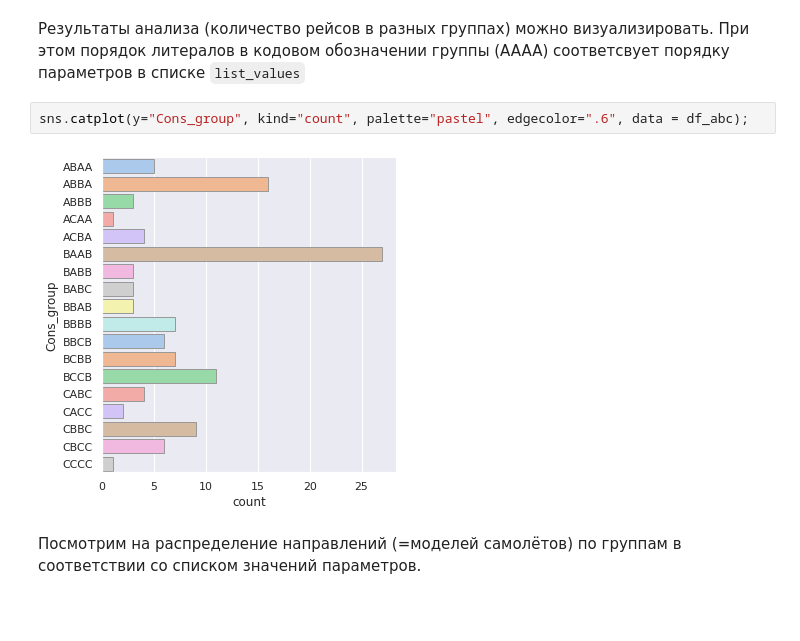
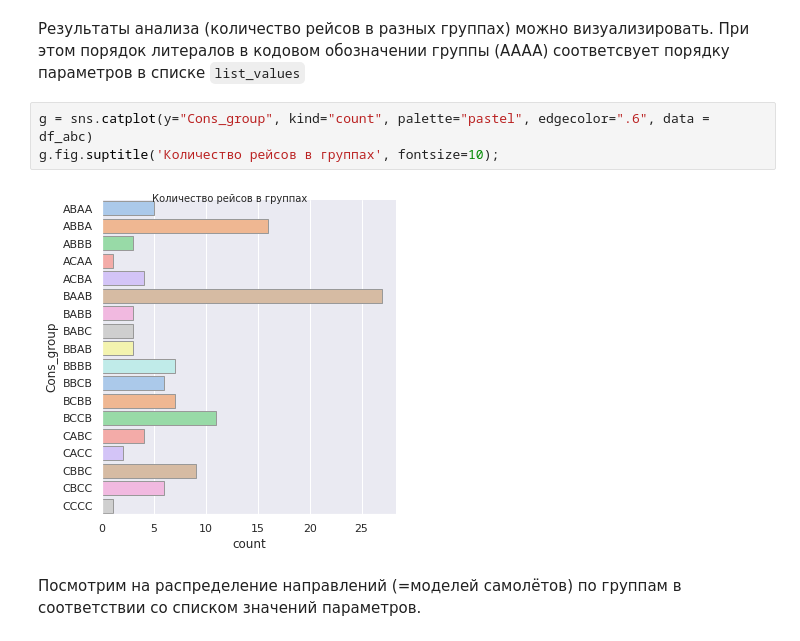
Before and after one commit to MuraWay/SkillFactory, a Jupyter notebook: module_4/[DSPR_26]_ПРОЕКТ_4_Авиарейсы_без_потерь_Dmitry_Lepin.ipynb, the cells around one changed output. Saved outputs shown, nothing was run; the diff lists cells and outputs as text; blank space fills up the shorter version.

```diff
--- a/module_4/[DSPR_26]_ПРОЕКТ_4_Авиарейсы_без_потерь_Dmitry_Lepin.ipynb
+++ b/module_4/[DSPR_26]_ПРОЕКТ_4_Авиарейсы_без_потерь_Dmitry_Lepin.ipynb
@@ -397,9 +400,10 @@ df_bad2
 Результаты анализа (количество рейсов в разных группах) можно визуализировать.
 При этом порядок литералов в кодовом обозначении группы (AAAA) соответсвует порядку параметров в списке `list_values`
 # %%
-sns.catplot(y="Cons_group", kind="count", palette="pastel", edgecolor=".6", data = df_abc);
+g = sns.catplot(y="Cons_group", kind="count", palette="pastel", edgecolor=".6", data = df_abc)
+g.fig.suptitle('Количество рейсов в группах', fontsize=10);
 # %% [output]
-[figure, old version]
+[figure, new version]
 # %% [markdown]
 Посмотрим на распределение направлений (=моделей самолётов) по группам в соответствии со списком значений параметров.
 # %%
```
Also changed, not shown: parts of 5 cells of this notebook.
